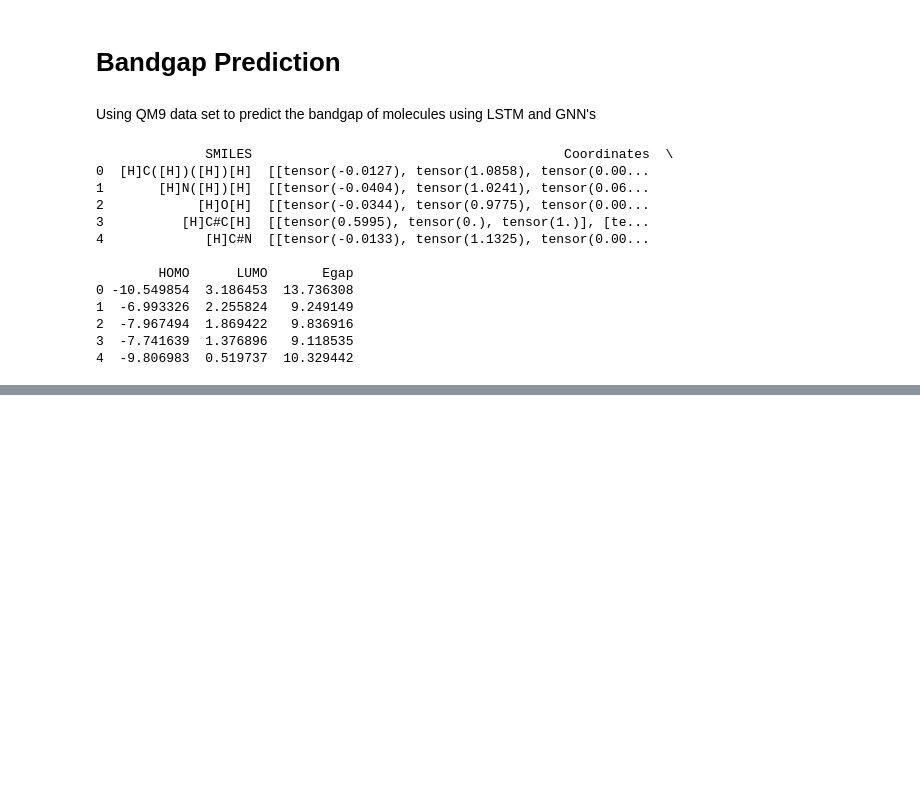
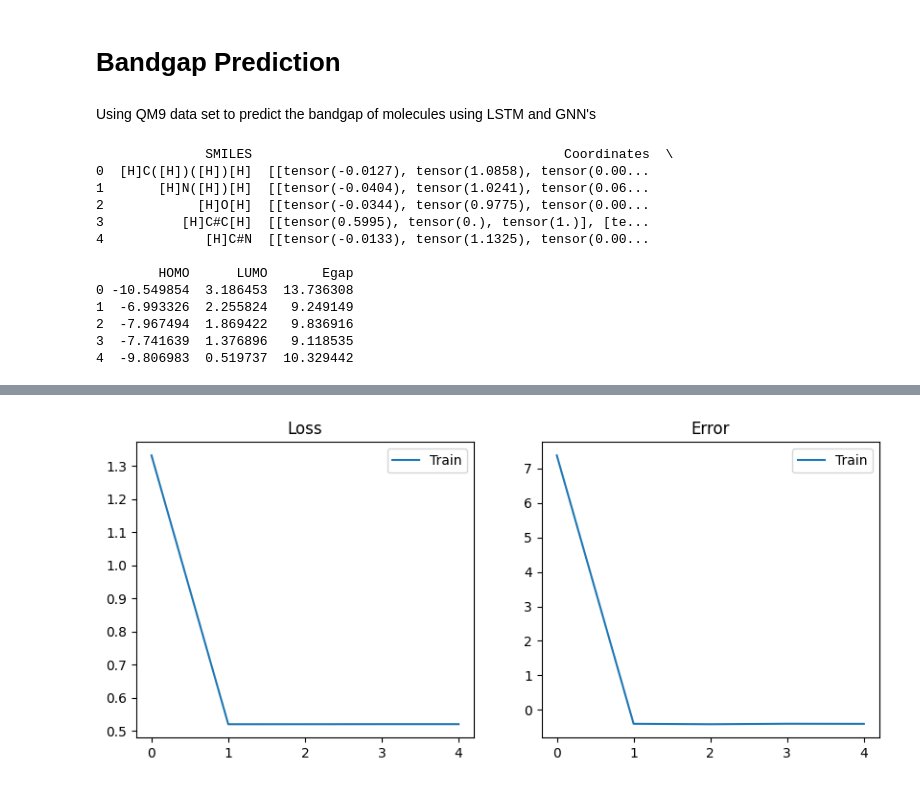
Before and after one commit to kaushikvemparala/C242-Final-Project, a Jupyter notebook: Project_Notebook.ipynb, the cells around one changed output, grey strips where cells are left out. Cells and saved outputs as stored; diff of their text form; code cells hidden in the pictures; blank space fills up the shorter version.

```diff
--- a/Project_Notebook.ipynb
+++ b/Project_Notebook.ipynb
@@ -60,0 +85,38 @@ print(data.head())
+# %%
+padded_smiles = pad_start_end_token(qm9_data["SMILES"])
+vocab = np.unique(np.concatenate(padded_smiles))
+# %%
+class SmilesDataset(Dataset):
+    def __init__(self, smiles, vocab, y):
+
+        self.vocab = np.array(vocab, dtype=str).reshape(-1, 1)
+
+        self.encoder = OneHotEncoder()
+        # fit the encoder
+        self.encoder.fit(self.vocab)
+
+        self.y = y
+
+        # one-hot encoding
+        self.data = [
+            torch.tensor(
+                self.encoder.transform(np.array(s).reshape(-1, 1)).toarray(),
+                dtype=torch.float
+            ) for s in smiles
+        ]
+
+        self.data = nn.utils.rnn.pad_sequence(self.data, batch_first=True)
+        self.X = self.data[:, :-1, :]
+
+    def __len__(self):
+        return int(self.data.shape[0])
+
+    def __getitem__(self, idx):
+        return self.X[idx], self.y[idx]
+# %%
+data_homo = SmilesDataset(padded_smiles, vocab, qm9_data["HOMO"])
+data_homo_lite = SmilesDataset(padded_smiles[:50000], vocab, qm9_data["HOMO"][:50000])
+
+data_lumo = SmilesDataset(padded_smiles, vocab, qm9_data["LUMO"])
+data_lumo_lite = SmilesDataset(padded_smiles[:50000], vocab, qm9_data["LUMO"][:50000])
+input_size = data_homo.vocab.shape[0]
@@ -204,0 +242,9 @@ AttributeError: 'NoneType' object has no attribute 'device'
+# %%
+model_homo = LSTM(input_size, 1, 32, 2)
+model_lumo = LSTM(input_size, 1, 32, 2)
+trainer_homo = Trainer(model_homo, "adam", 1e-3, 128, 5, 1e-5)
+trainer_lumo = Trainer(model_lumo, "adam", 1e-3, 128, 5, 1e-5)
+
+trainer_homo.train(data_homo_lite)
+# %% [output]
+[figure, added]
```
Also changed, not shown: parts of 8 cells of this notebook.
